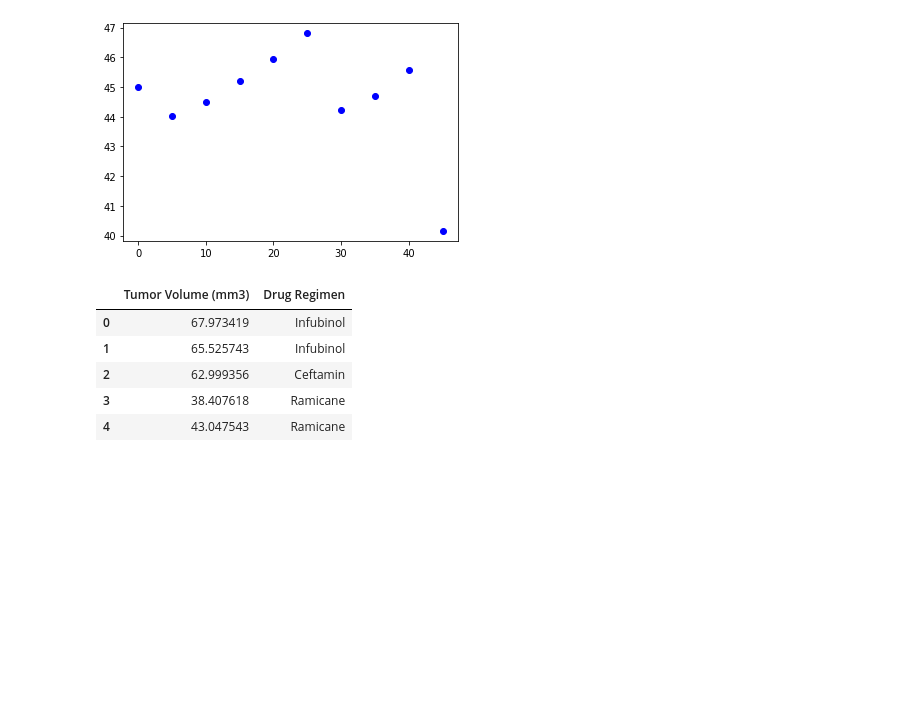
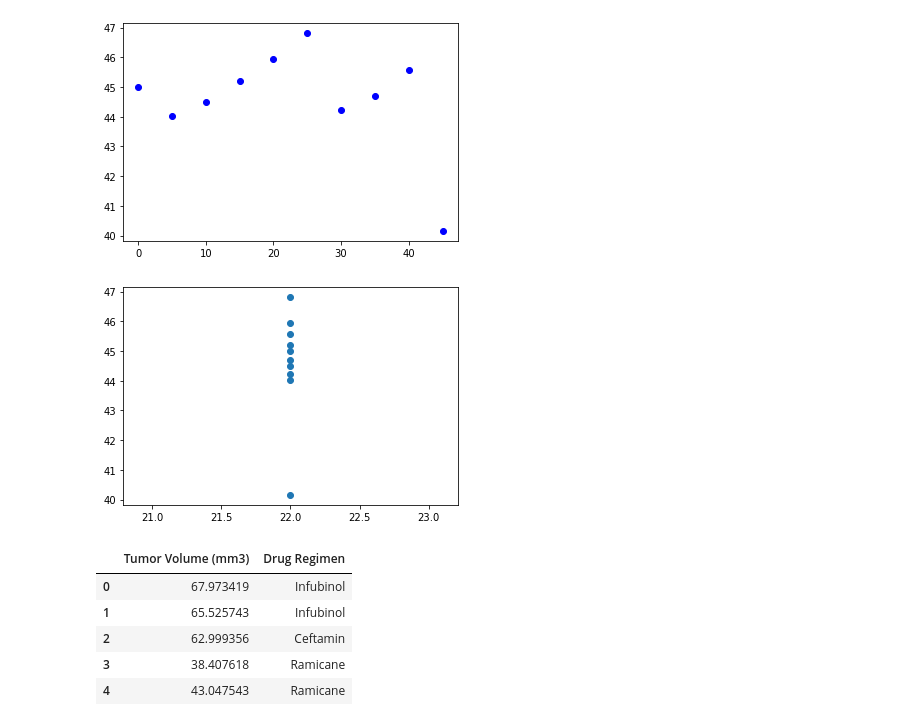
Before and after one commit to mel-c-lowe/MatPlotLib_Homework_05, a Jupyter notebook: Pymaceuticals.ipynb, the cells around one changed output. Saved outputs shown, nothing was run; the diff lists cells and outputs as text; code cells hidden in the pictures; blank space fills up the shorter version.

Commit message:
Weight vs tumor volume scatter plot looks stupid, so I might check out a different mouse. But it is there and plotted

```diff
--- a/Pymaceuticals.ipynb
+++ b/Pymaceuticals.ipynb
@@ -455,6 +455,15 @@ plt.plot(timepoint, tumor_volume, "bo")
 # %% [output]
 [<matplotlib.lines.Line2D at 0x...>]
 [figure]
+# %%
+# Set variables for weight vs tumor volume
+
+weight = g316_data["Weight (g)"]
+
+plt.scatter(weight, tumor_volume)
+plt.show()
+# %% [output]
+[figure, added]
 # %%
 # Don't need this
 
```
Also changed, not shown: parts of 1 cell of this notebook.
